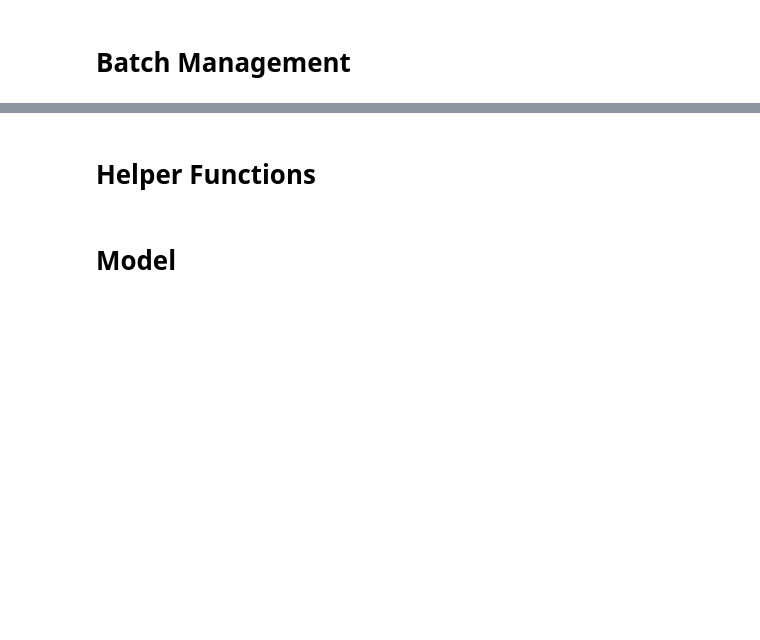
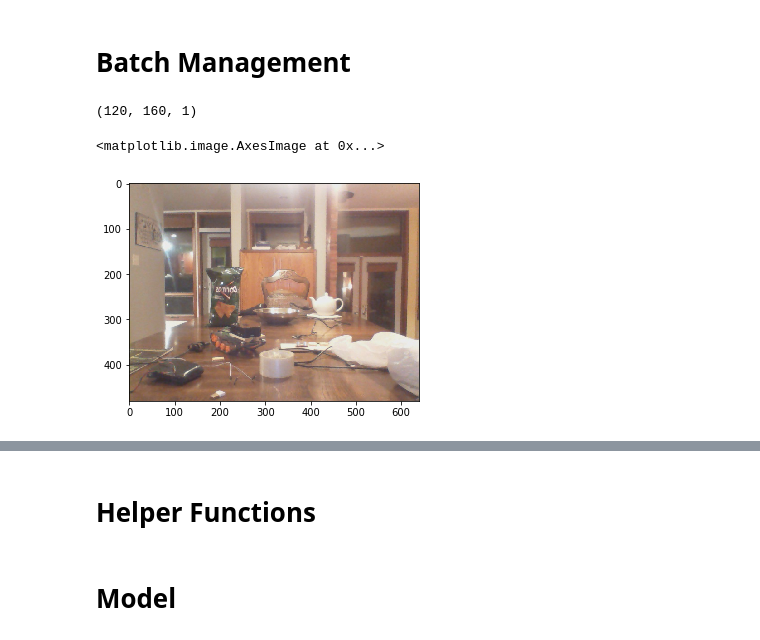
Before and after one commit to streklin/ROS_Drone, a Jupyter notebook: tensor_flow/Rover Recognition V2.ipynb, the cells around one changed output, grey strips where cells are left out. Saved outputs shown, nothing was run; the diff lists cells and outputs as text; code cells hidden in the pictures; blank space fills up the shorter version.

Commit message:
fix small issues found during basic smoke testing of V2 Rover Finding model

```diff
--- a/tensor_flow/Rover Recognition V2.ipynb
+++ b/tensor_flow/Rover Recognition V2.ipynb
@@ -35,8 +35,8 @@ class RoverImageIterator:
         for i in range(self.num_rover_images):
             img_std_file = self.img_dir + "img_" + str(i) + ".jpg"
             img_flp_file = self.img_dir + "img_flipped_" + str(i) + ".jpg"
-            img_msk_file = self.msk_dir + "img_mask_" + str(i) + ".jpg"
-            img_flp_msk_file = self.msk_dir + "img_flipped_mask_" + str(i) + ".jpg"
+            img_msk_file = self.msk_dir + "img_scaled_mask_" + str(i) + ".jpg"
+            img_flp_msk_file = self.msk_dir + "img_scaled_flipped_mask_" + str(i) + ".jpg"
 
             self.img_pairs.append( (img_std_file, img_msk_file) )
             self.img_pairs.append( (img_flp_file, img_flp_msk_file) )
@@ -70,3 +70,5 @@ class RoverImageIterator:
             masks.append(msk)
 
         return images, masks
+# %%
+rover_image_iterator = RoverImageIterator(10, '../data_collection/images/', '../data_collection/masks_small/')
@@ -72,0 +77,2 @@ class RoverImageIterator:
+# %%
+images, masks = images, masks = rover_image_iterator.next_batch(10)
@@ -72,0 +81,9 @@ class RoverImageIterator:
+# %%
+np_masks[0].shape
+# %% [output]
+(120, 160, 1)
+# %%
+plt.imshow(images[0])
+# %% [output]
+<matplotlib.image.AxesImage at 0x...>
+[figure, added]
```
Also changed, not shown: parts of 5 cells of this notebook, 1 other file.
